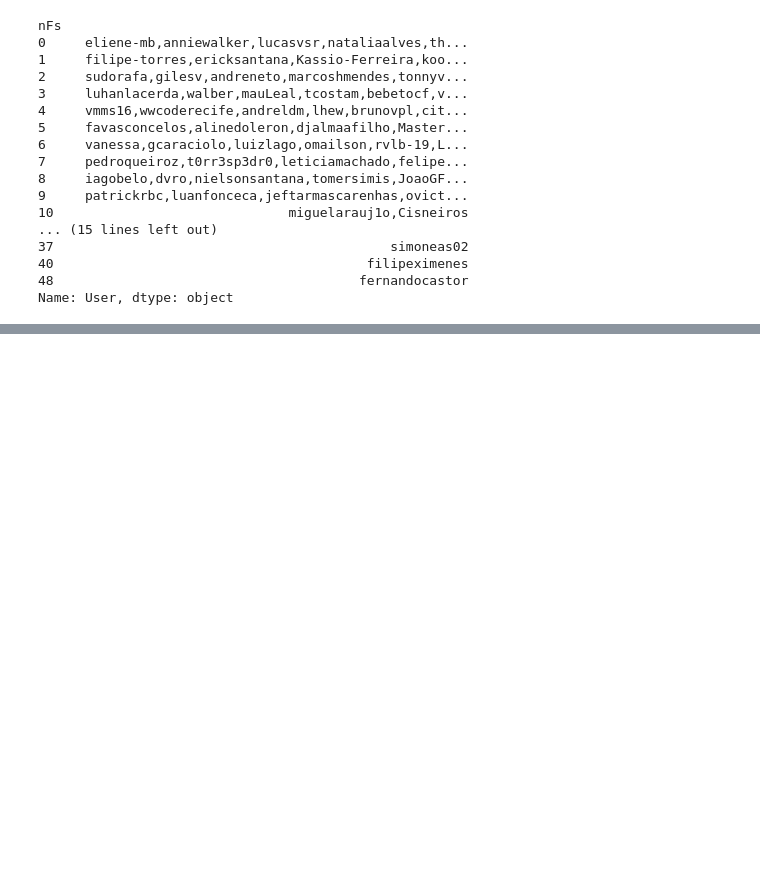
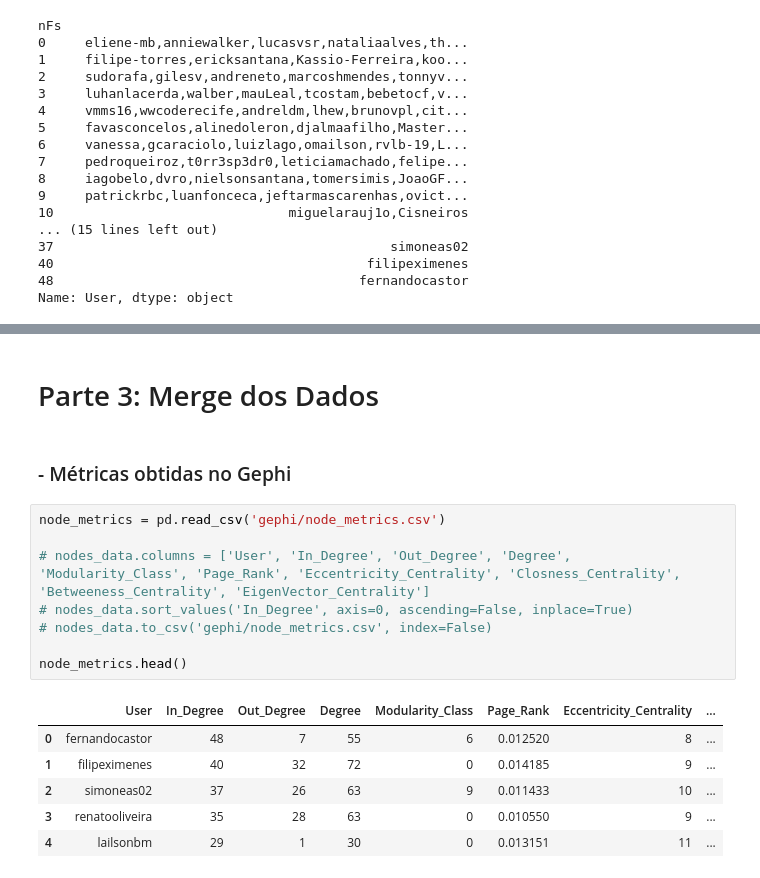
Before and after one commit to Drez3a/CONETVIS-visualizacao-2018-1, a Jupyter notebook: data/github_users_graph.ipynb, the cells around one changed output, grey strips where cells are left out. Drawn from its saved outputs; the diff is of its cells as text; blank space fills up the shorter version.

```diff
--- a/data/github_users_graph.ipynb
+++ b/data/github_users_graph.ipynb
@@ -211,0 +238,19 @@ Name: User, dtype: object
+# %% [markdown]
+# Parte 3: Merge dos Dados
+# %% [markdown]
+### - Métricas obtidas no Gephi
+# %%
+node_metrics = pd.read_csv('gephi/node_metrics.csv')
+
+# nodes_data.columns = ['User', 'In_Degree', 'Out_Degree', 'Degree', 'Modularity_Class', 'Page_Rank', 'Eccentricity_Centrality', 'Closness_Centrality', 'Betweeness_Centrality', 'EigenVector_Centrality']
+# nodes_data.sort_values('In_Degree', axis=0, ascending=False, inplace=True)
+# nodes_data.to_csv('gephi/node_metrics.csv', index=False)
+
+node_metrics.head()
+# %% [output]
+|  | User | In_Degree | Out_Degree | Degree | Modularity_Class | Page_Rank | Eccentricity_Centrality | ... |
+| 0 | fernandocastor | 48 | 7 | 55 | 6 | 0.012520 | 8 | ... |
+| 1 | filipeximenes | 40 | 32 | 72 | 0 | 0.014185 | 9 | ... |
+| 2 | simoneas02 | 37 | 26 | 63 | 9 | 0.011433 | 10 | ... |
+| 3 | renatooliveira | 35 | 28 | 63 | 0 | 0.010550 | 9 | ... |
+| 4 | lailsonbm | 29 | 1 | 30 | 0 | 0.013151 | 11 | ... |
```
Also changed, not shown: parts of 18 cells of this notebook, 7 other files.
